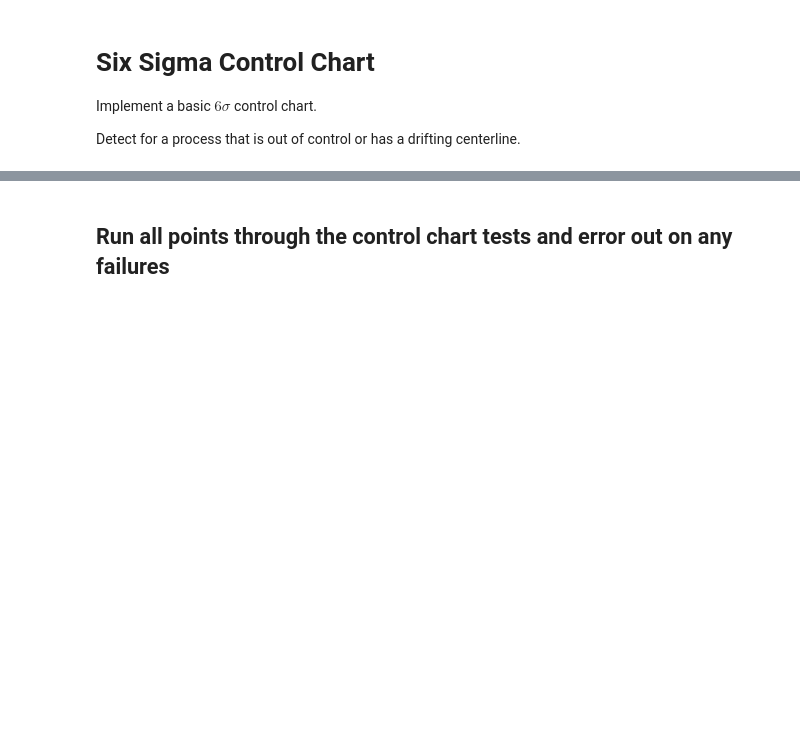
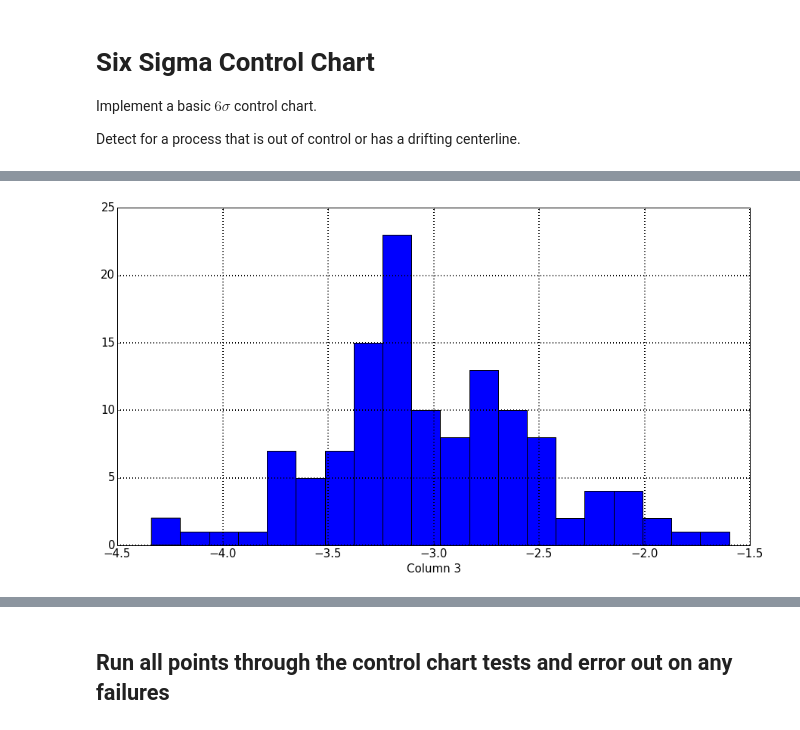
Before and after one commit to MathYourLife/lesson_analytics_101, a Jupyter notebook: notebooks/control-chart.ipynb, the cells around one changed output, grey strips where cells are left out. Drawn from its saved outputs; the diff is of its cells as text; code cells hidden in the pictures; blank space fills up the shorter version.

```diff
--- a/notebooks/control-chart.ipynb
+++ b/notebooks/control-chart.ipynb
@@ -19,0 +46,12 @@ import control_chart
+# %%
+def histogram(col):
+    data = np.array(list(get_columns([col])), dtype=np.float)
+    fig = plt.figure(figsize=(15,8))
+    ax = plt.subplot(111)
+    plt.grid(lw=2)
+    plt.hist(data, bins=20)
+    plt.xlabel("Column %d" % col)
+    plt.show()
+histogram(3)
+# %% [output]
+[figure, added]
```
Also changed, not shown: parts of 13 cells of this notebook, 1 other file.
